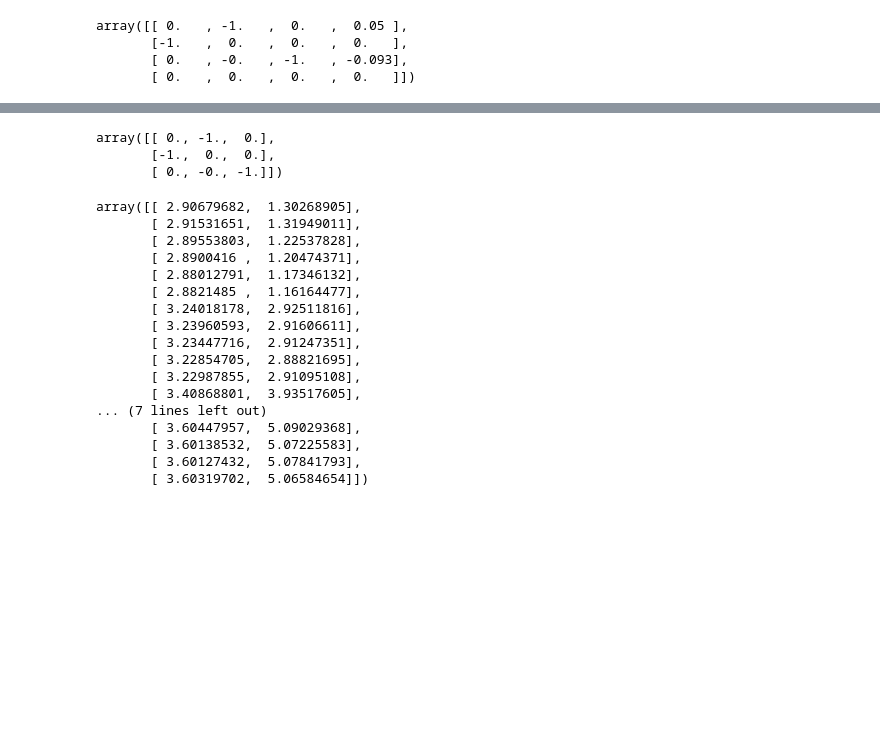
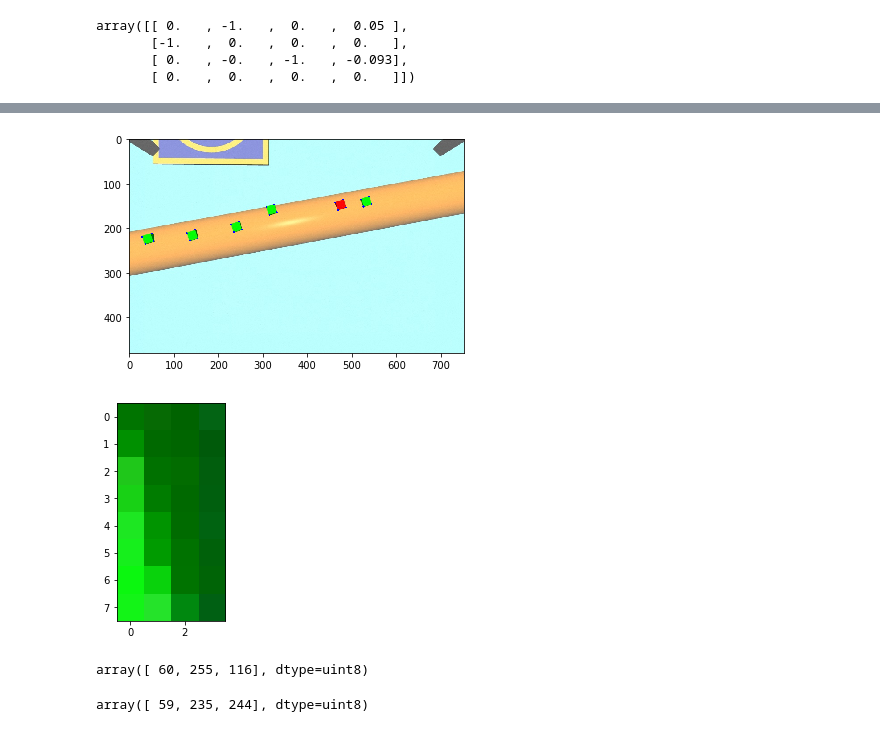
Before and after one commit to ger-unicamp/ger_drone, a Jupyter notebook: teste/sensor2.ipynb, the cells around one changed output, grey strips where cells are left out. Saved outputs shown, nothing was run; the diff lists cells and outputs as text; code cells hidden in the pictures; blank space fills up the shorter version.

```diff
--- a/teste/sensor2.ipynb
+++ b/teste/sensor2.ipynb
@@ -133,7 +145,7 @@ def imprimeQuadrado(quadrado, img):
     imgDraw = img.copy()
 
     for point in quadrado:
-        cv.circle(imgDraw, (point[0], point[1]), 10, (255,0,255), -1)
+        cv.circle(imgDraw, (point[0], point[1]), 2, (255,0,0), -1)
 
     plt.imshow(cv.cvtColor(imgDraw,cv.COLOR_BGR2RGB))
     plt.show()
@@ -142,7 +154,7 @@ def imprimeTodosQuadrados(quadrados, img):
     imgDraw = img.copy()
     for quad in quadrados:
         for point in quad:
-            cv.circle(imgDraw, (point[0], point[1]), 5, (255,0,255), -1)
+            cv.circle(imgDraw, (point[0], point[1]), 2, (255,0,0), -1)
 
     plt.imshow(cv.cvtColor(imgDraw,cv.COLOR_BGR2RGB))
     plt.show()
@@ -152,7 +164,7 @@ def salvaTodosQuadrados(quadrados, img, i):
 
     for quad in quadrados:
         for point in quad:
-            cv.circle(imgDraw, (point[0], point[1]), 5, (255,0,255), -1)
+            cv.circle(imgDraw, (point[0], point[1]), 2, (255,0,0), -1)
 
     cv.imwrite("result/"+str(i)+".png", imgDraw)
 # %%
@@ -365,6 +348,0 @@ y
-# %%
-A[:3,:3]
-# %% [output]
-array([[ 0., -1.,  0.],
-       [-1.,  0.,  0.],
-       [ 0., -0., -1.]])
@@ -373,20 +349,27 @@ tSensor2D[:,1] = -tSensor2D[:,1]
-# %%
-tSensor2D
-# %% [output]
-array([[ 2.90679682,  1.30268905],
-       [ 2.91531651,  1.31949011],
-       [ 2.89553803,  1.22537828],
-       [ 2.8900416 ,  1.20474371],
-       [ 2.88012791,  1.17346132],
-       [ 2.8821485 ,  1.16164477],
-       [ 3.24018178,  2.92511816],
-       [ 3.23960593,  2.91606611],
-       [ 3.23447716,  2.91247351],
-       [ 3.22854705,  2.88821695],
-       [ 3.22987855,  2.91095108],
-       [ 3.40868801,  3.93517605],
-... (7 lines left out)
-       [ 3.60447957,  5.09029368],
-       [ 3.60138532,  5.07225583],
-       [ 3.60127432,  5.07841793],
-       [ 3.60319702,  5.06584654]])
+# %%
+i = 45
+name = "/home/elton/Documentos/GitHub/drone_data/Sensor/img/frame" + ((4-len(str(i)))*"0"+str(i)) + ".jpg"
+
+img = cv.imread(name)
+
+#img = cv.imread("sensor.png")
+
+quad = processaImagem(img)
+
+imprimeTodosQuadrados(quad, img)
+# %% [output]
+[figure, added]
+# %%
+plt.imshow(img[222:230,52:56])
+plt.show()
+# %% [output]
+[figure, added]
+# %%
+hsv = cv.cvtColor(img, cv.COLOR_BGR2HSV)
+hsv[222,52]
+# %% [output]
+array([ 60, 255, 116], dtype=uint8)
+# %%
+hsv[229,52]
+# %% [output]
+array([ 59, 235, 244], dtype=uint8)
```
Also changed, not shown: parts of 6 cells of this notebook, 8 other files.
